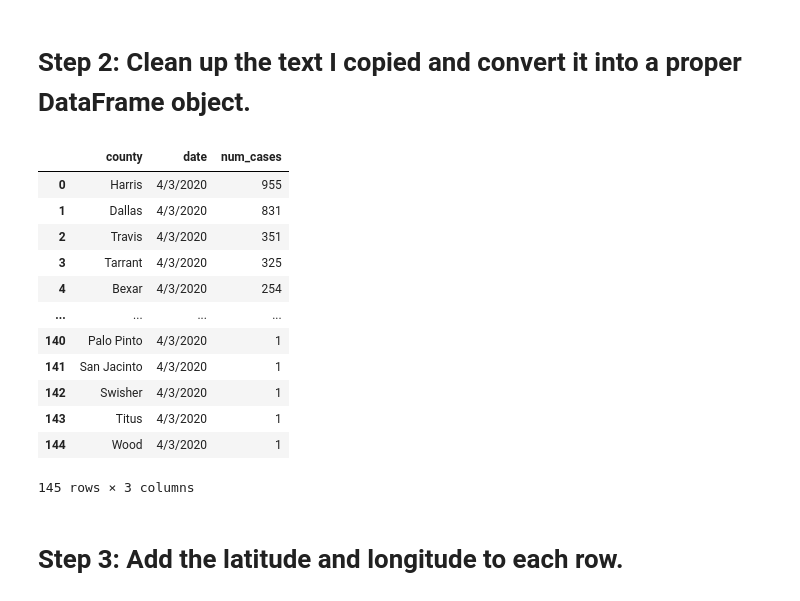
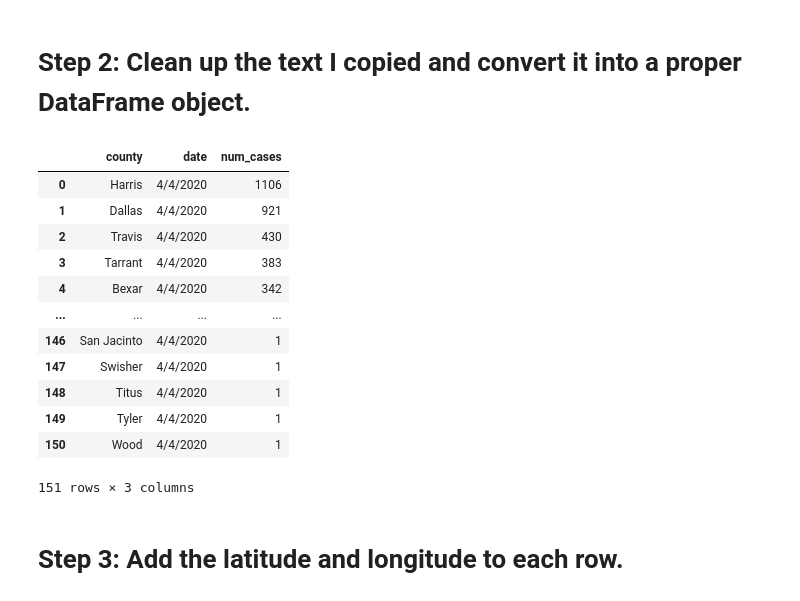
Before and after one commit to treytomes/covid-19-tracking, a Jupyter notebook: Data Loader-arcgis.ipynb, the cells around one changed output. Saved outputs shown, nothing was run; the diff lists cells and outputs as text; code cells hidden in the pictures.

```diff
--- a/Data Loader-arcgis.ipynb
+++ b/Data Loader-arcgis.ipynb
@@ -614,32 +638,32 @@ Wood County
 # %%
 today = dt.datetime.today()
 today_text = datestamp(today)
 
 num_cases = []
 text_list = text_copy.strip().split('\n')
 for n in range(0, len(text_list), 4):
     num_cases.append({
         "county": text_list[n].replace(" County", ""),
         "date": today_text,
-        "num_cases": text_list[n + 2]
+        "num_cases": text_list[n + 2].replace(",", "")
     })
 
 df_num_cases = pd.DataFrame(num_cases)
 df_num_cases
 # %% [output]
 |  | county | date | num_cases |
-| 0 | Harris | 4/3/2020 | 955 |
-| 1 | Dallas | 4/3/2020 | 831 |
-| 2 | Travis | 4/3/2020 | 351 |
-| 3 | Tarrant | 4/3/2020 | 325 |
-| 4 | Bexar | 4/3/2020 | 254 |
+| 0 | Harris | 4/4/2020 | 1106 |
+| 1 | Dallas | 4/4/2020 | 921 |
+| 2 | Travis | 4/4/2020 | 430 |
+| 3 | Tarrant | 4/4/2020 | 383 |
+| 4 | Bexar | 4/4/2020 | 342 |
 | ... | ... | ... | ... |
-| 140 | Palo Pinto | 4/3/2020 | 1 |
-| 141 | San Jacinto | 4/3/2020 | 1 |
-| 142 | Swisher | 4/3/2020 | 1 |
-| 143 | Titus | 4/3/2020 | 1 |
-| 144 | Wood | 4/3/2020 | 1 |
+| 146 | San Jacinto | 4/4/2020 | 1 |
+| 147 | Swisher | 4/4/2020 | 1 |
+| 148 | Titus | 4/4/2020 | 1 |
+| 149 | Tyler | 4/4/2020 | 1 |
+| 150 | Wood | 4/4/2020 | 1 |
-145 rows × 3 columns
+151 rows × 3 columns
 # %% [markdown]
 # Step 3: Add the latitude and longitude to each row.
 # %%
```
Also changed, not shown: parts of 1 cell of this notebook, 2 other files.
